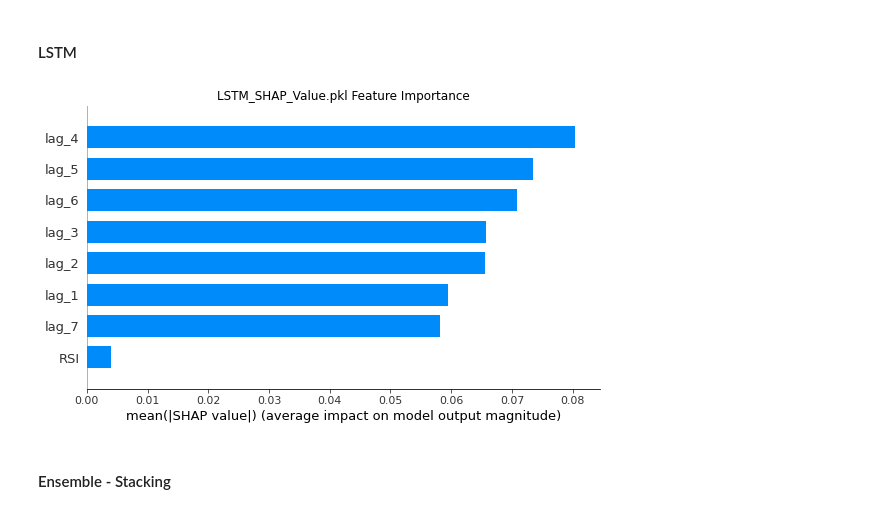
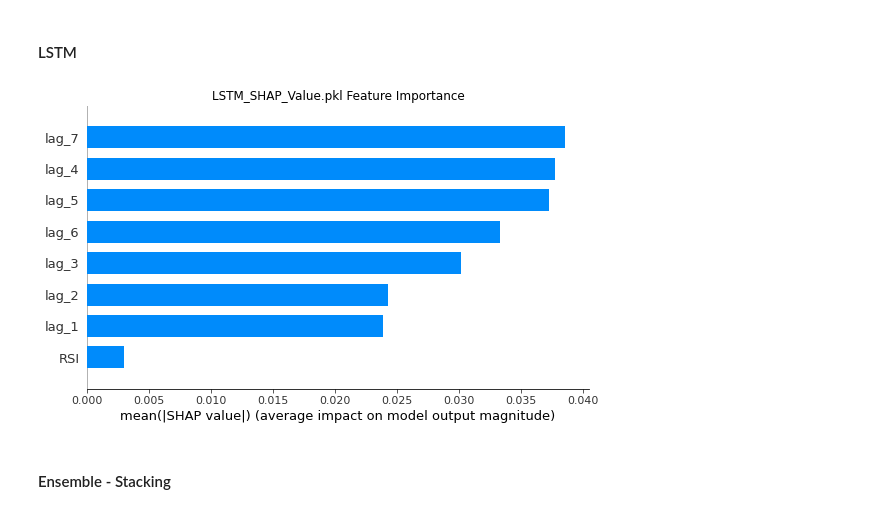
Before and after one commit to JHO-ds/WQU_Capstone_Risk_and_Volatility, a Jupyter notebook: notebooks/Summary.ipynb, the cells around one changed output. Cells and saved outputs as stored; diff of their text form; code cells hidden in the pictures.

```diff
--- a/notebooks/Summary.ipynb
+++ b/notebooks/Summary.ipynb
@@ -173,9 +173,9 @@ nn_variable_importance(0)
 # %% [markdown]
 #### LSTM
 # %%
-nn_variable_importance(4)
+nn_variable_importance(5)
 # %% [output]
-[figure, old version]
+[figure, new version]
 # %% [markdown]
 #### Ensemble - Stacking
 # %%
```
Also changed, not shown: parts of 36 cells of this notebook, 15 other files.
